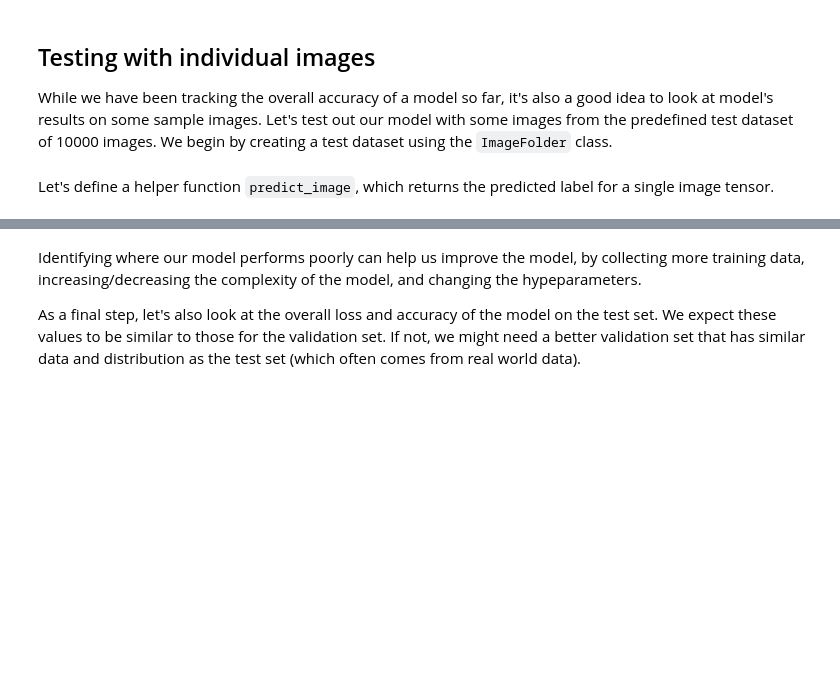
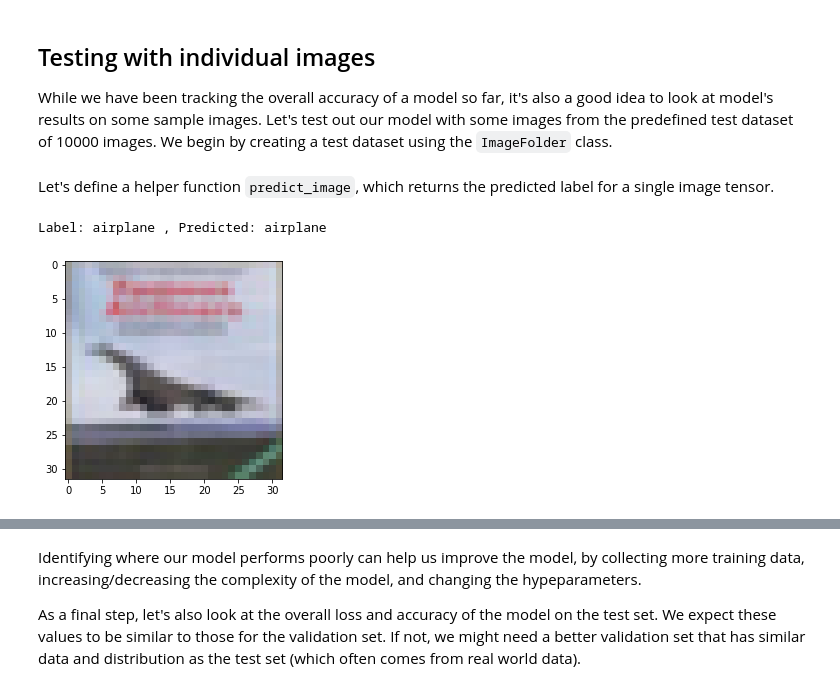
Before and after one commit to romainducrocq/moocs, a Jupyter notebook: freecodecamp/Pytorch_For_Deep_Learning/05-cifar10-cnn/05-cifar10-cnn.ipynb, the cells around one changed output, grey strips where cells are left out. Saved outputs shown, nothing was run; the diff lists cells and outputs as text; code cells hidden in the pictures; blank space fills up the shorter version.

```diff
--- a/freecodecamp/Pytorch_For_Deep_Learning/05-cifar10-cnn/05-cifar10-cnn.ipynb
+++ b/freecodecamp/Pytorch_For_Deep_Learning/05-cifar10-cnn/05-cifar10-cnn.ipynb
@@ -516,5 +550,20 @@ We will cover these topics in more detail in the next tutorial in this series, a
 ## Testing with individual images
 
 While we have been tracking the overall accuracy of a model so far, it's also a good idea to look at model's results on some sample images. Let's test out our model with some images from the predefined test dataset of 10000 images. We begin by creating a test dataset using the `ImageFolder` class.
+# %%
+test_dataset = ImageFolder(data_dir + '/test', transform=ToTensor())
 # %% [markdown]
 Let's define a helper function `predict_image`, which returns the predicted label for a single image tensor.
+# %%
+def predict_image(img, model):
+  xb = to_device(img.unsqueeze(0), device)  # Convert to a batch of 1
+  yb = model(xb)                            # Get predictions from model
+  _, preds = torch.max(yb, dim=1)           # Pick index with highest probability
+  return dataset.classes[preds[0].item()]  # Retrieve the class label
+# %%
+img, label = test_dataset[0]
+plt.imshow(img.permute(1, 2, 0))
+print('Label:', dataset.classes[label], ', Predicted:', predict_image(img, model))
+# %% [output]
+Label: airplane , Predicted: airplane
+[figure, added]
```
Also changed, not shown: parts of 25 cells of this notebook, 1 other file.
